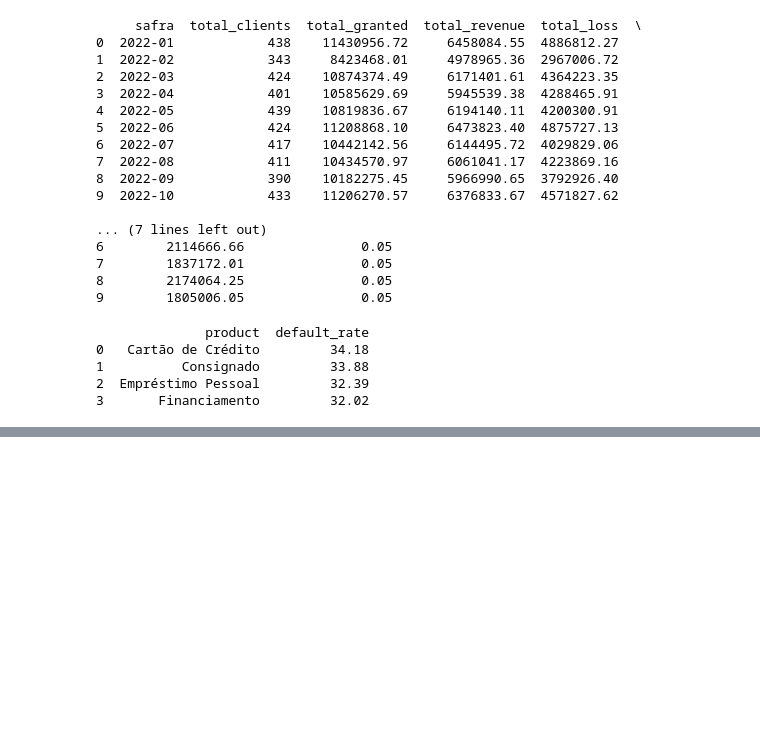
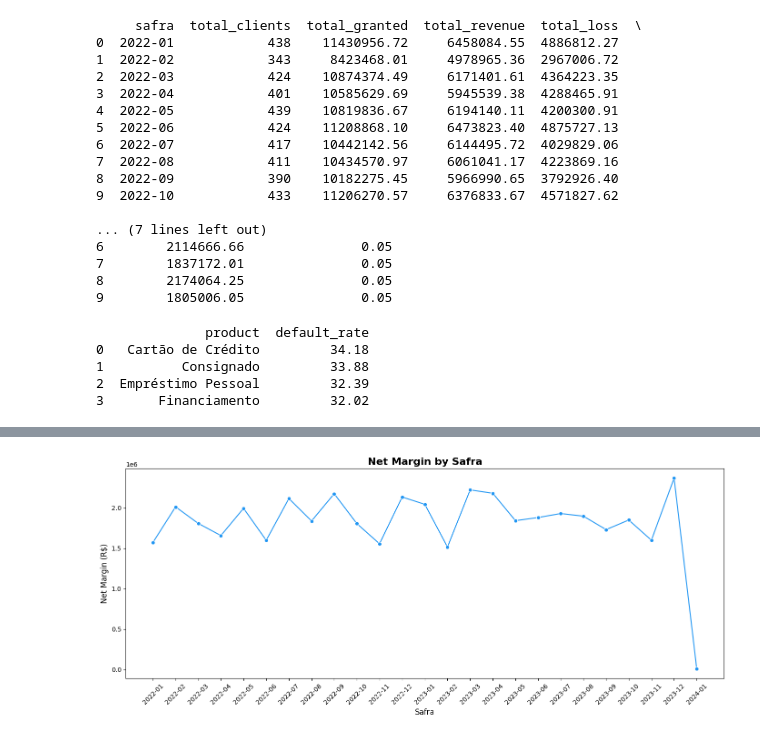
Before and after one commit to tiagosilva06/credit-portfolio-analysis, a Jupyter notebook: notebooks/main.ipynb, the cells around one changed output, grey strips where cells are left out. Drawn from its saved outputs; the diff is of its cells as text; code cells hidden in the pictures; blank space fills up the shorter version.

Commit message:
feat: add net margin by safra visualization

```diff
--- a/notebooks/main.ipynb
+++ b/notebooks/main.ipynb
@@ -119,0 +132,5 @@ print(default_df)
+# %%
+# Net margin by safra
+plot_net_margin_by_safra(pl_safra)
+# %% [output]
+[figure, added]
```
Also changed, not shown: parts of 1 cell of this notebook, 1 other file.
